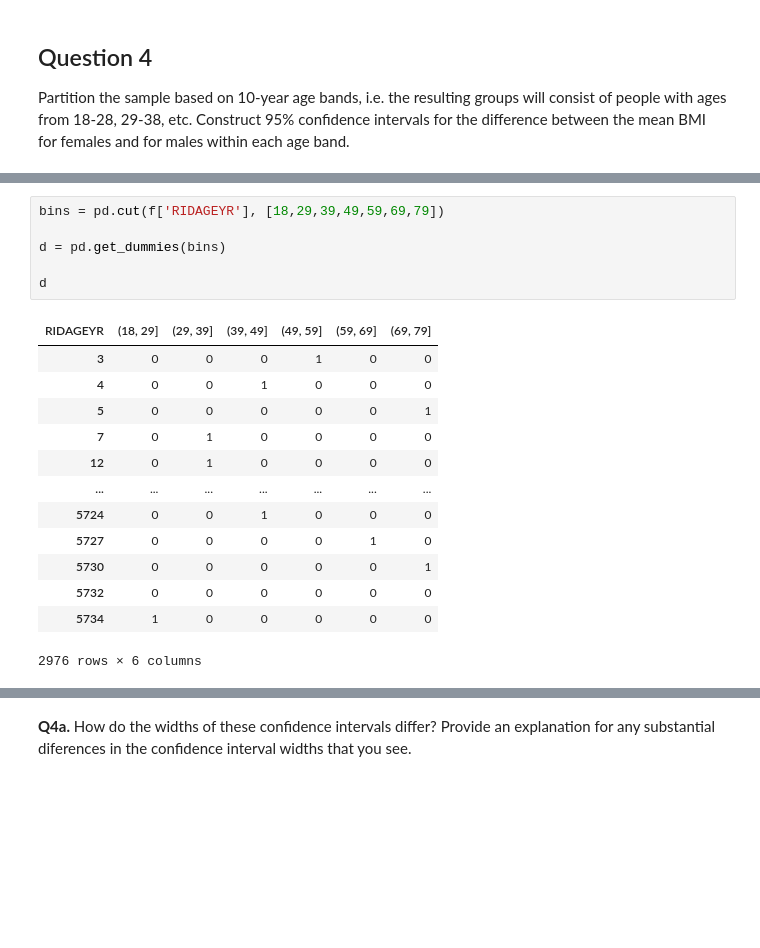
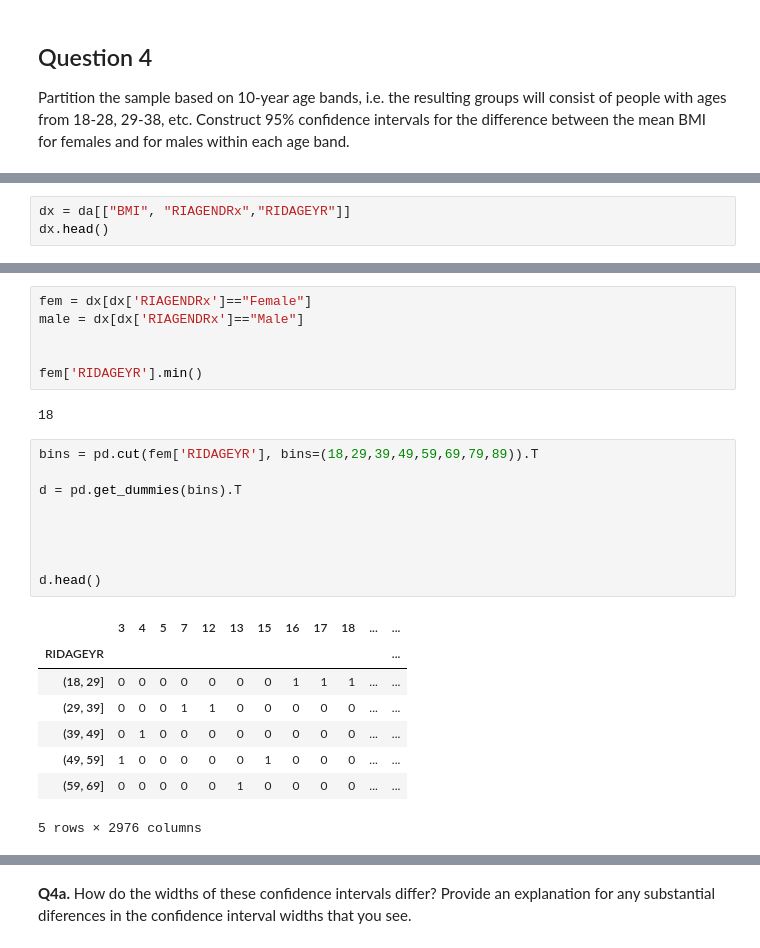
Before and after one commit to AnaValiente/akademy_student_code, a Jupyter notebook: 01_math_statistics/05-Accelerated Statistics/Accelerated statistics/Accelerated statistics/exercises/confidence_intervals_practice.ipynb, the cells around one changed output, grey strips where cells are left out. Cells and saved outputs as stored; diff of their text form; blank space fills up the shorter version.

```diff
--- a/01_math_statistics/05-Accelerated Statistics/Accelerated statistics/Accelerated statistics/exercises/confidence_intervals_practice.ipynb
+++ b/01_math_statistics/05-Accelerated Statistics/Accelerated statistics/Accelerated statistics/exercises/confidence_intervals_practice.ipynb
@@ -283,0 +283,3 @@ TypeError: list indices must be integers or slices, not str
+# %%
+dx = da[["BMI", "RIAGENDRx","RIDAGEYR"]]
+dx.head()
@@ -284,20 +293,26 @@ TypeError: list indices must be integers or slices, not str
+# %%
+fem = dx[dx['RIAGENDRx']=="Female"]
+male = dx[dx['RIAGENDRx']=="Male"]
+
+
+fem['RIDAGEYR'].min()
+# %% [output]
+18
 # %%
-bins = pd.cut(f['RIDAGEYR'], [18,29,39,49,59,69,79])
+bins = pd.cut(fem['RIDAGEYR'], bins=(18,29,39,49,59,69,79,89)).T
 
-d = pd.get_dummies(bins)
+d = pd.get_dummies(bins).T
 
-d
+
+
+
+d.head()
 # %% [output]
-| RIDAGEYR | (18, 29] | (29, 39] | (39, 49] | (49, 59] | (59, 69] | (69, 79] |
-| 3 | 0 | 0 | 0 | 1 | 0 | 0 |
-| 4 | 0 | 0 | 1 | 0 | 0 | 0 |
-| 5 | 0 | 0 | 0 | 0 | 0 | 1 |
-| 7 | 0 | 1 | 0 | 0 | 0 | 0 |
-| 12 | 0 | 1 | 0 | 0 | 0 | 0 |
-| ... | ... | ... | ... | ... | ... | ... |
-| 5724 | 0 | 0 | 1 | 0 | 0 | 0 |
-| 5727 | 0 | 0 | 0 | 0 | 1 | 0 |
-| 5730 | 0 | 0 | 0 | 0 | 0 | 1 |
-| 5732 | 0 | 0 | 0 | 0 | 0 | 0 |
-| 5734 | 1 | 0 | 0 | 0 | 0 | 0 |
+|  | 3 | 4 | 5 | 7 | 12 | 13 | 15 | 16 | 17 | 18 | ... | ... |
+| RIDAGEYR |  |  |  |  |  |  |  |  |  |  |  | ... |
+| (18, 29] | 0 | 0 | 0 | 0 | 0 | 0 | 0 | 1 | 1 | 1 | ... | ... |
+| (29, 39] | 0 | 0 | 0 | 1 | 1 | 0 | 0 | 0 | 0 | 0 | ... | ... |
+| (39, 49] | 0 | 1 | 0 | 0 | 0 | 0 | 0 | 0 | 0 | 0 | ... | ... |
+| (49, 59] | 1 | 0 | 0 | 0 | 0 | 0 | 1 | 0 | 0 | 0 | ... | ... |
+| (59, 69] | 0 | 0 | 0 | 0 | 0 | 1 | 0 | 0 | 0 | 0 | ... | ... |
-2976 rows × 6 columns
+5 rows × 2976 columns
```
Also changed, not shown: parts of 7 cells of this notebook.
